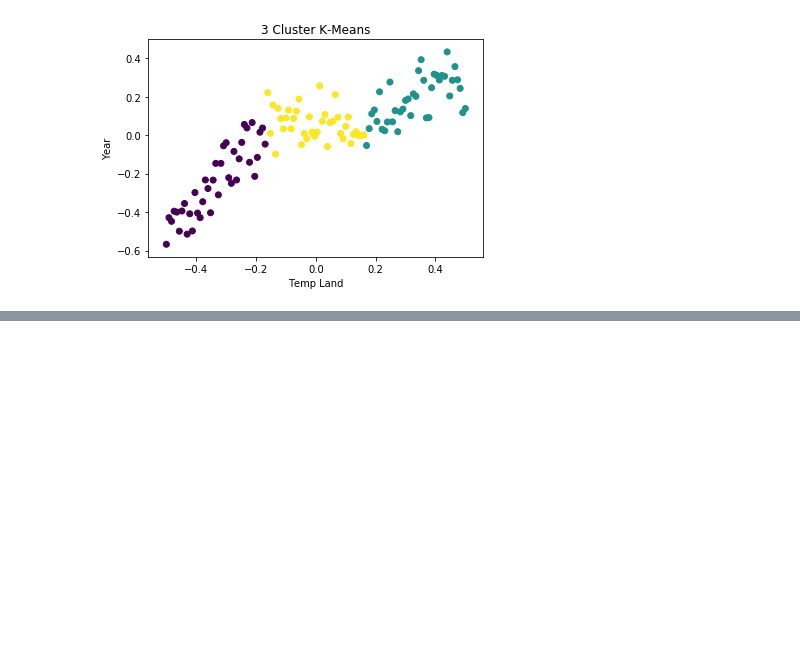
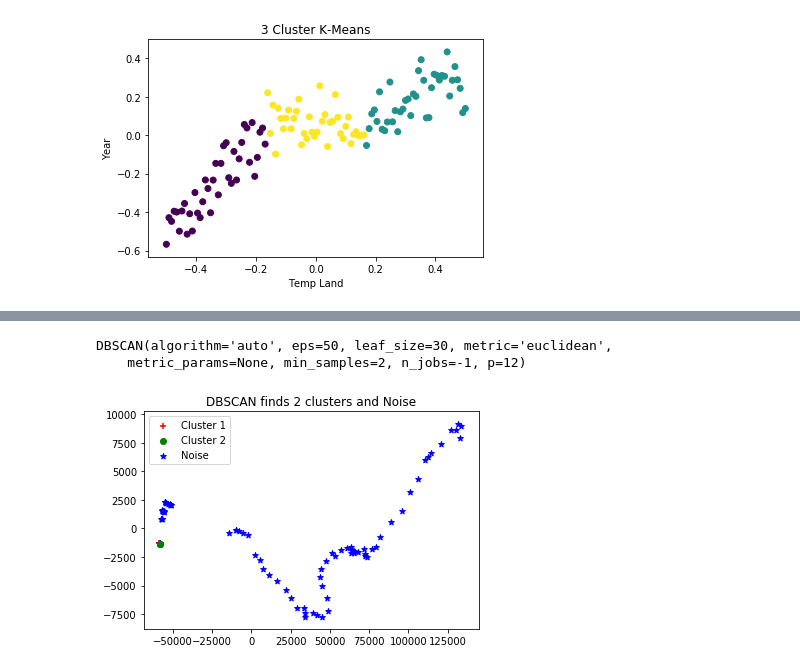
Before and after one commit to wali-ku/Project-731, a Jupyter notebook: notebooks/cluster_MergeData.ipynb, the cells around one changed output, grey strips where cells are left out. Saved outputs shown, nothing was run; the diff lists cells and outputs as text; code cells hidden in the pictures; blank space fills up the shorter version.

```diff
--- a/notebooks/cluster_MergeData.ipynb
+++ b/notebooks/cluster_MergeData.ipynb
@@ -126,0 +273,2 @@ pl.show()
+# %%
+df_cluster_data = df_cluster_disct[['SeaLevel', 'Coal', 'Oil', 'Gas', 'CO2-Concentration']]
@@ -126,0 +285,2 @@ pl.show()
+# %%
+df_cluster_data = df_cluster_data.values
@@ -126,0 +373,35 @@ pl.show()
+# %%
+# Declaring Model (Density-Based Spatial Clustering of Applications with Noise)
+# doesn’t require that you input the number of clusters
+# in exchange, have to tune two other parameters
+#The scikit-learn implementation provides a default for the eps and min_samples parameters,
+#but you’re generally expected to tune those. The eps parameter is the maximum distance between two data points
+#to be considered in the same neighborhood. The min_samples parameter is the minimum amount of data points in a
+#neighborhood to be considered a cluster
+#dbscan = DBSCAN(eps=0.1, min_samples=2, algorithm='auto', metric='euclidean', leaf_size=30, p=2)
+dbscan = DBSCAN(eps=50, min_samples=2, metric='euclidean', metric_params=None, algorithm='auto',
+                leaf_size=30, p=12, n_jobs=-1)
+# Fitting
+dbscan.fit(df_cluster_data)
+# %% [output]
+DBSCAN(algorithm='auto', eps=50, leaf_size=30, metric='euclidean',
+    metric_params=None, min_samples=2, n_jobs=-1, p=12)
+# %%
+# Transoring Using PCA
+pca = PCA(n_components=2).fit(df_cluster_data)
+pca_2d = pca.transform(df_cluster_data)
+# %%
+# Plot based on Class
+for i in range(0, pca_2d.shape[0]):
+    if dbscan.labels_[i] == 0:
+        c1 = plt.scatter(pca_2d[i, 0], pca_2d[i, 1], c='r', marker='+')
+    elif dbscan.labels_[i] == 1:
+        c2 = plt.scatter(pca_2d[i, 0], pca_2d[i, 1], c='g', marker='o')
+    elif dbscan.labels_[i] == -1:
+        c3 = plt.scatter(pca_2d[i, 0], pca_2d[i, 1], c='b', marker='*')
+
+plt.legend([c1, c2, c3], ['Cluster 1', 'Cluster 2', 'Noise'])
+plt.title('DBSCAN finds 2 clusters and Noise')
+plt.show()
+# %% [output]
+[figure, added]
```
Also changed, not shown: parts of 29 cells of this notebook.
